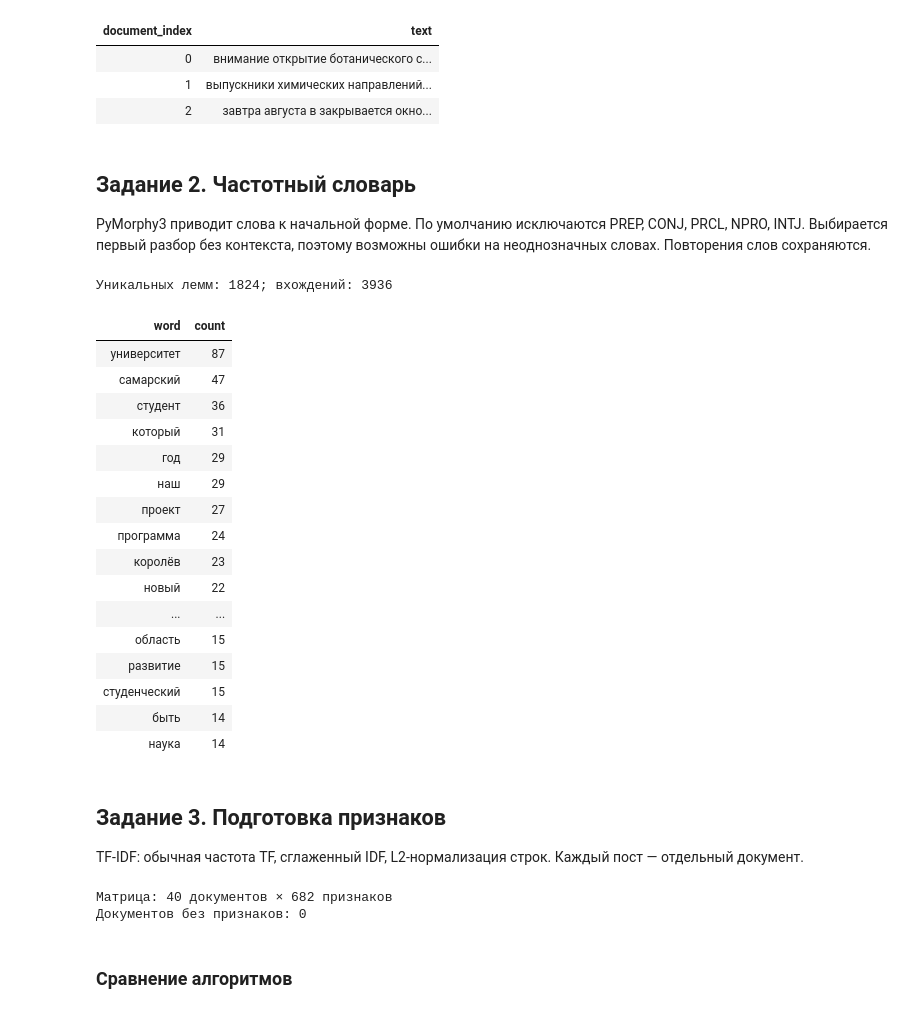
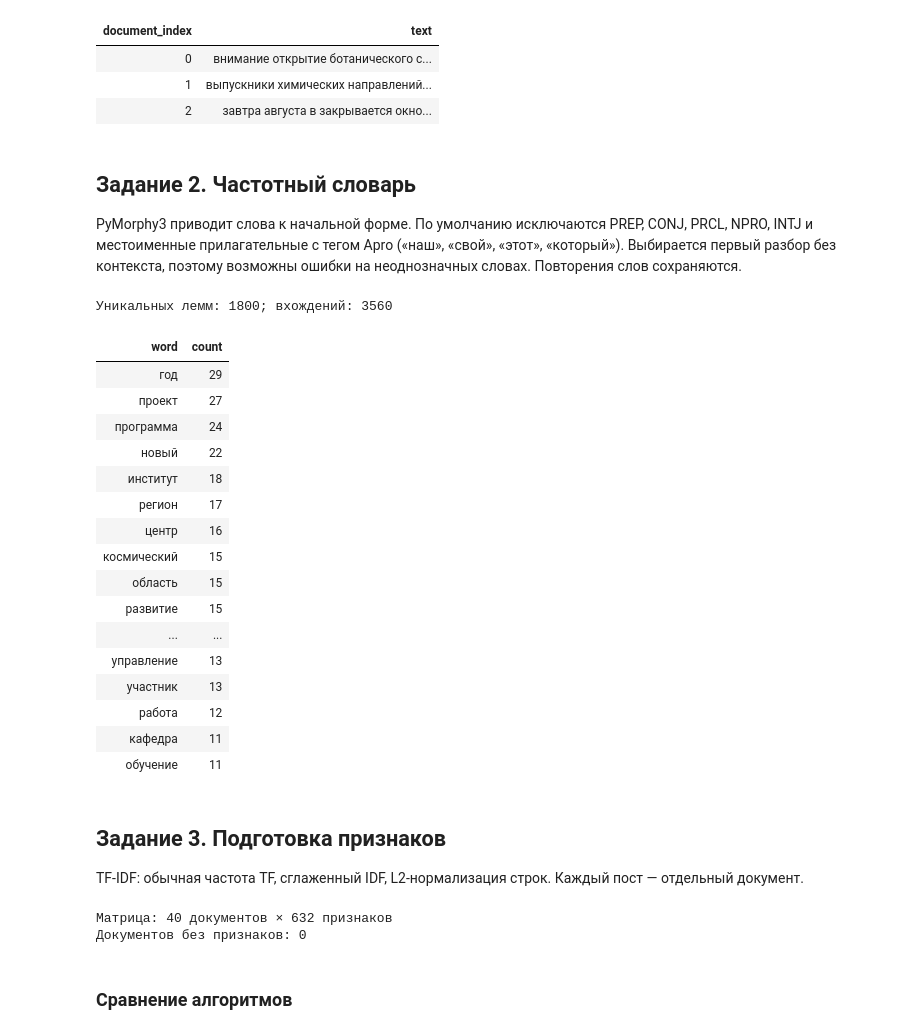
Before and after one commit to Exarkun1/SNA, a Jupyter notebook: lab2.ipynb, the cells around one changed output. Saved outputs shown, nothing was run; the diff lists cells and outputs as text; code cells hidden in the pictures.

```diff
--- a/lab2.ipynb
+++ b/lab2.ipynb
@@ -19,6 +19,9 @@ from lab2.clustering import (
 INPUT = Path("inputs/posts.csv")
 OUTPUT = Path("output/lab2")
 KEEP_STOP_WORDS = False
+STOP_WORDS = {"университет", "самарский", "студент", "студенческий", "королёв"}
+STOP_POS = {"PREP", "CONJ", "PRCL", "NPRO", "INTJ"}
+STOP_TAGS = {"Apro"}
 MIN_DF = 2 # Минимальное число документов с термином
 MAX_DF = 0.9 # Максимальная доля документов с термином
 MAX_FEATURES = 5000
@@ -56,31 +59,37 @@ show_table([{"document_index": i, "text": text} for i, text in enumerate(texts[:
 | 2 | завтра августа в закрывается окно... |
 # %% [markdown]
 ## Задание 2. Частотный словарь
-PyMorphy3 приводит слова к начальной форме. По умолчанию исключаются PREP, CONJ, PRCL, NPRO, INTJ. Выбирается первый разбор без контекста, поэтому возможны ошибки на неоднозначных словах. Повторения слов сохраняются.
+PyMorphy3 приводит слова к начальной форме. По умолчанию исключаются PREP, CONJ, PRCL, NPRO, INTJ и местоименные прилагательные с тегом Apro («наш», «свой», «этот», «который»). Выбирается первый разбор без контекста, поэтому возможны ошибки на неоднозначных словах. Повторения слов сохраняются.
 # %%
-documents = lemmatize_texts(texts, keep_stop_words=KEEP_STOP_WORDS)
+documents = lemmatize_texts(
+    texts,
+    keep_stop_words=KEEP_STOP_WORDS,
+    stop_words=STOP_WORDS,
+    stop_pos=STOP_POS,
+    stop_tags=STOP_TAGS,
+)
 counts = count_lemmas(documents)
 print(f"Уникальных лемм: {len(counts)}; вхождений: {sum(counts.values())}")
 show_table([{"word": word, "count": count} for word, count in sorted(counts.items(), key=lambda item: (-item[1], item[0]))[:20]])
 # %% [output]
-Уникальных лемм: 1824; вхождений: 3936
+Уникальных лемм: 1800; вхождений: 3560
 | word | count |
-| университет | 87 |
-| самарский | 47 |
-| студент | 36 |
-| который | 31 |
 | год | 29 |
-| наш | 29 |
 | проект | 27 |
 | программа | 24 |
-| королёв | 23 |
 | новый | 22 |
-| ... | ... |
+| институт | 18 |
+| регион | 17 |
+| центр | 16 |
+| космический | 15 |
 | область | 15 |
 | развитие | 15 |
-| студенческий | 15 |
-| быть | 14 |
-| наука | 14 |
+| ... | ... |
+| управление | 13 |
+| участник | 13 |
+| работа | 12 |
+| кафедра | 11 |
+| обучение | 11 |
 # %% [markdown]
 ## Задание 3. Подготовка признаков
 TF-IDF: обычная частота TF, сглаженный IDF, L2-нормализация строк. Каждый пост — отдельный документ.
@@ -92,7 +101,7 @@ matrix, vectorizer = build_features(
 print(f"Матрица: {matrix.shape[0]} документов × {matrix.shape[1]} признаков")
 print(f"Документов без признаков: {(matrix.getnnz(axis=1) == 0).sum()}")
 # %% [output]
-Матрица: 40 документов × 682 признаков
+Матрица: 40 документов × 632 признаков
 Документов без признаков: 0
 # %% [markdown]
 ### Сравнение алгоритмов
```
Also changed, not shown: parts of 3 cells of this notebook, 2 other files.
